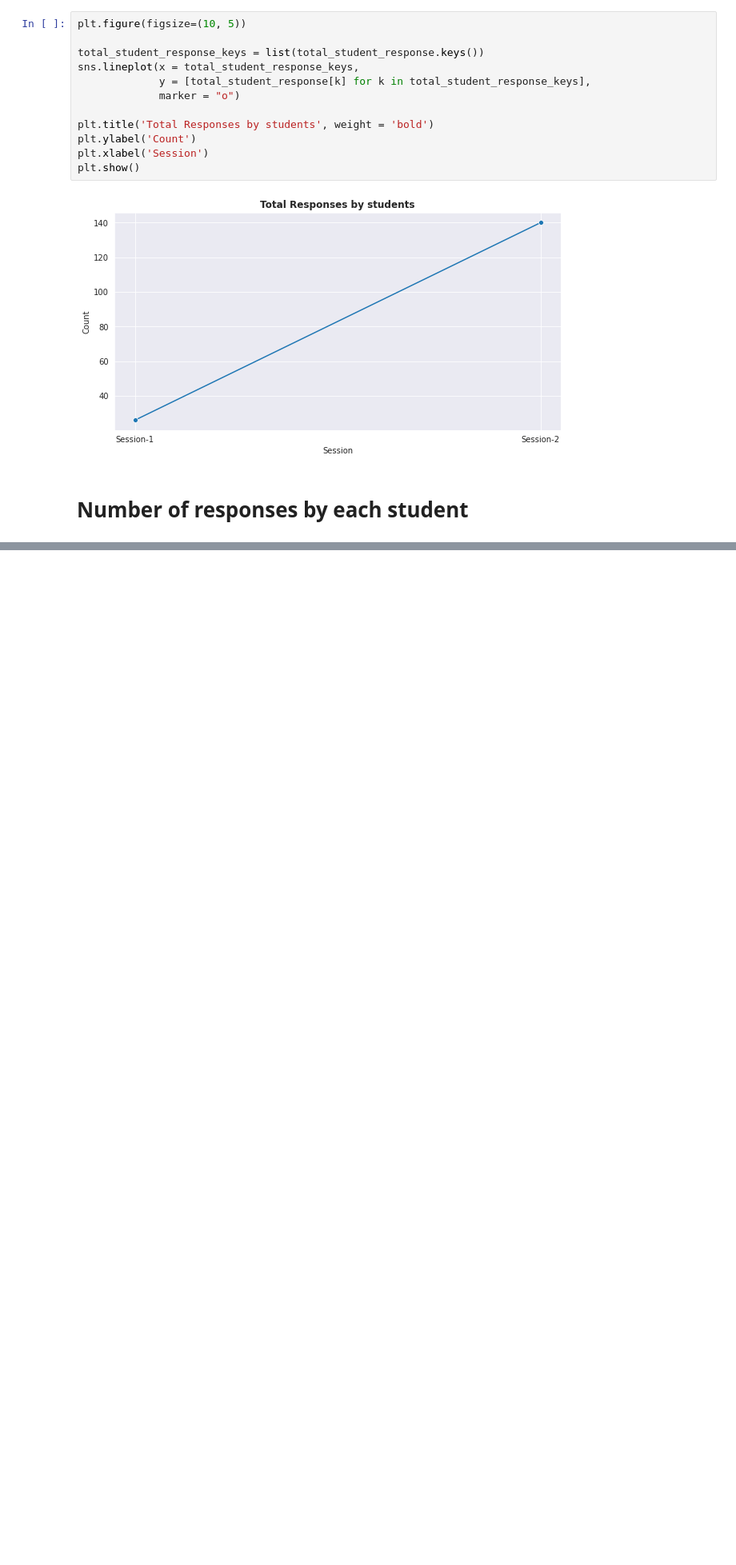
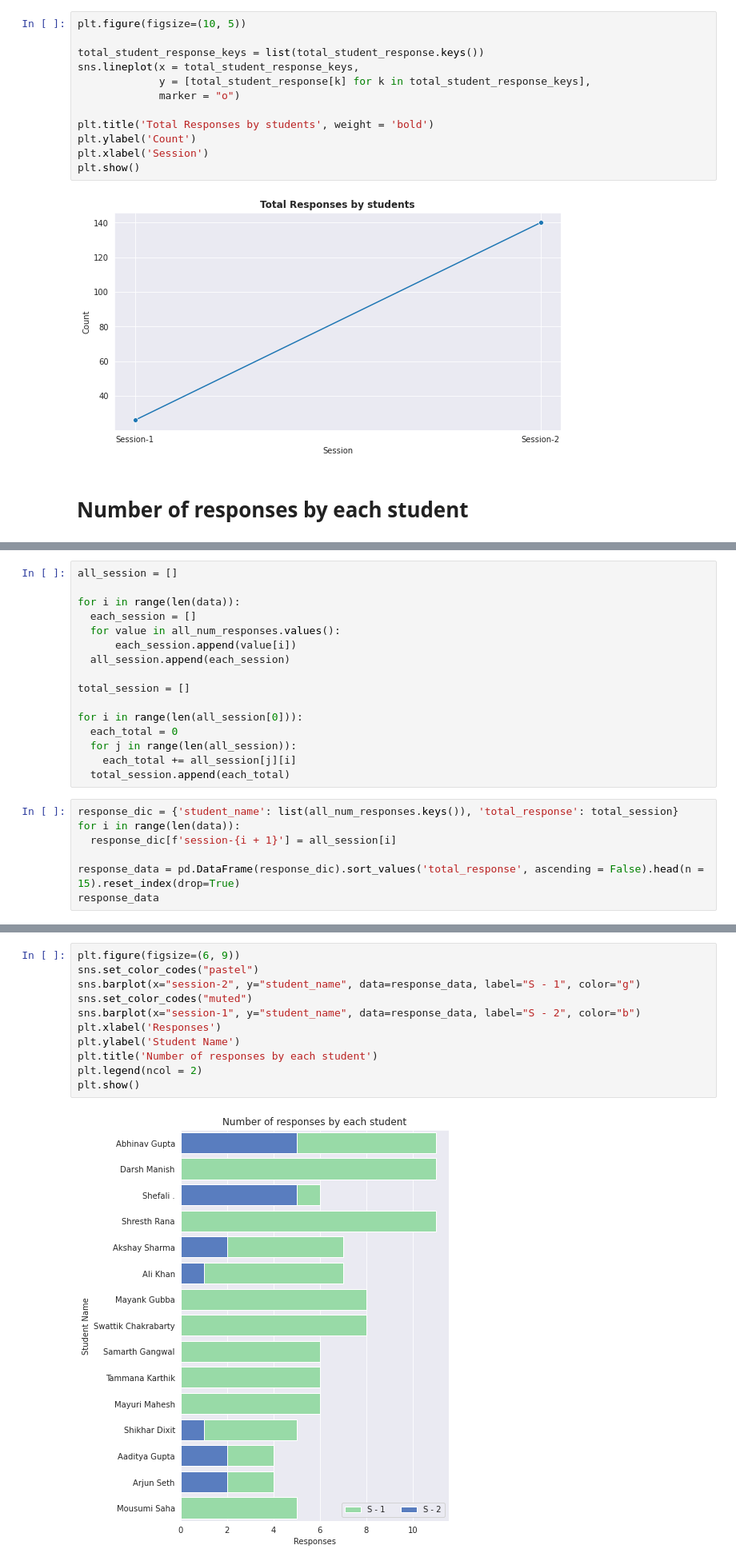
Before and after one commit to jainakki16/Chat-Transcript-Analysis, a Jupyter notebook: R&D.ipynb, the cells around one changed output, grey strips where cells are left out. Shown at 80% size. Cells and saved outputs as stored; diff of their text form; blank space fills up the shorter version.

```diff
--- a/R&D.ipynb
+++ b/R&D.ipynb
@@ -192,0 +195,23 @@ Name: Name, dtype: int64
+# %%
+all_session = []
+
+for i in range(len(data)):
+  each_session = []
+  for value in all_num_responses.values():
+      each_session.append(value[i])
+  all_session.append(each_session)
+
+total_session = []
+
+for i in range(len(all_session[0])):
+  each_total = 0
+  for j in range(len(all_session)):
+    each_total += all_session[j][i]
+  total_session.append(each_total)
+# %%
+response_dic = {'student_name': list(all_num_responses.keys()), 'total_response': total_session}
+for i in range(len(data)):
+  response_dic[f'session-{i + 1}'] = all_session[i]
+
+response_data = pd.DataFrame(response_dic).sort_values('total_response', ascending = False).head(n = 15).reset_index(drop=True)
+response_data
@@ -192,0 +235,13 @@ Name: Name, dtype: int64
+# %%
+plt.figure(figsize=(6, 9))
+sns.set_color_codes("pastel")
+sns.barplot(x="session-2", y="student_name", data=response_data, label="S - 1", color="g")
+sns.set_color_codes("muted")
+sns.barplot(x="session-1", y="student_name", data=response_data, label="S - 2", color="b")
+plt.xlabel('Responses')
+plt.ylabel('Student Name')
+plt.title('Number of responses by each student')
+plt.legend(ncol = 2)
+plt.show()
+# %% [output]
+[figure, added]
```
Also changed, not shown: parts of 21 cells of this notebook.
